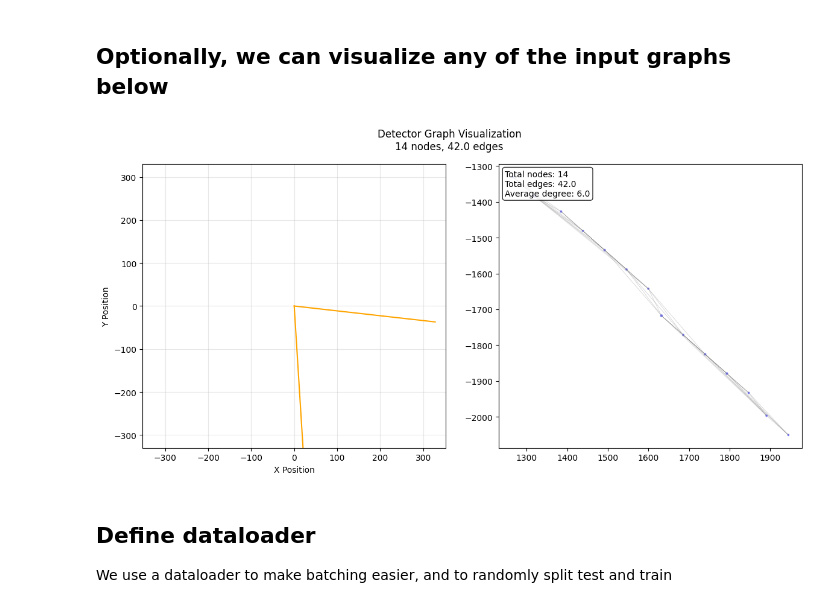
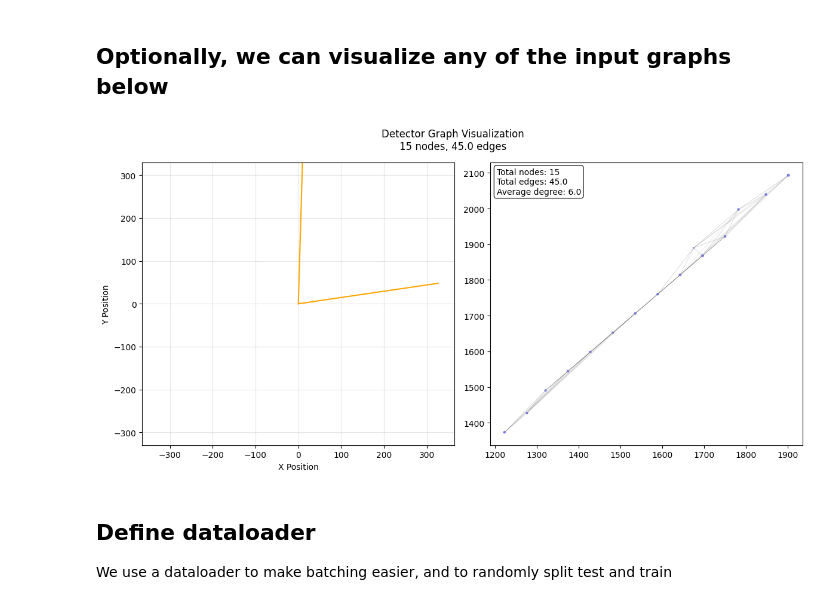
Before and after one commit to RowanKell/work_eic, a Jupyter notebook: macros/Timing_estimation/GNN_PID.ipynb, the cells around one changed output. Cells and saved outputs as stored; diff of their text form; code cells hidden in the pictures.

```diff
--- a/macros/Timing_estimation/GNN_PID.ipynb
+++ b/macros/Timing_estimation/GNN_PID.ipynb
@@ -301,9 +303,9 @@ len(dataset)
 # %% [markdown]
 ## **Optionally, we can visualize any of the input graphs below**
 # %%
-visualize_detector_graph(dataset,graph_idx = 6000)
+visualize_detector_graph(dataset,graph_idx = 60)
 # %% [output]
-[figure, old version]
+[figure, new version]
 # %% [markdown]
 ## **Define dataloader**
 
```
Also changed, not shown: parts of 7 cells of this notebook, 33 other files.
